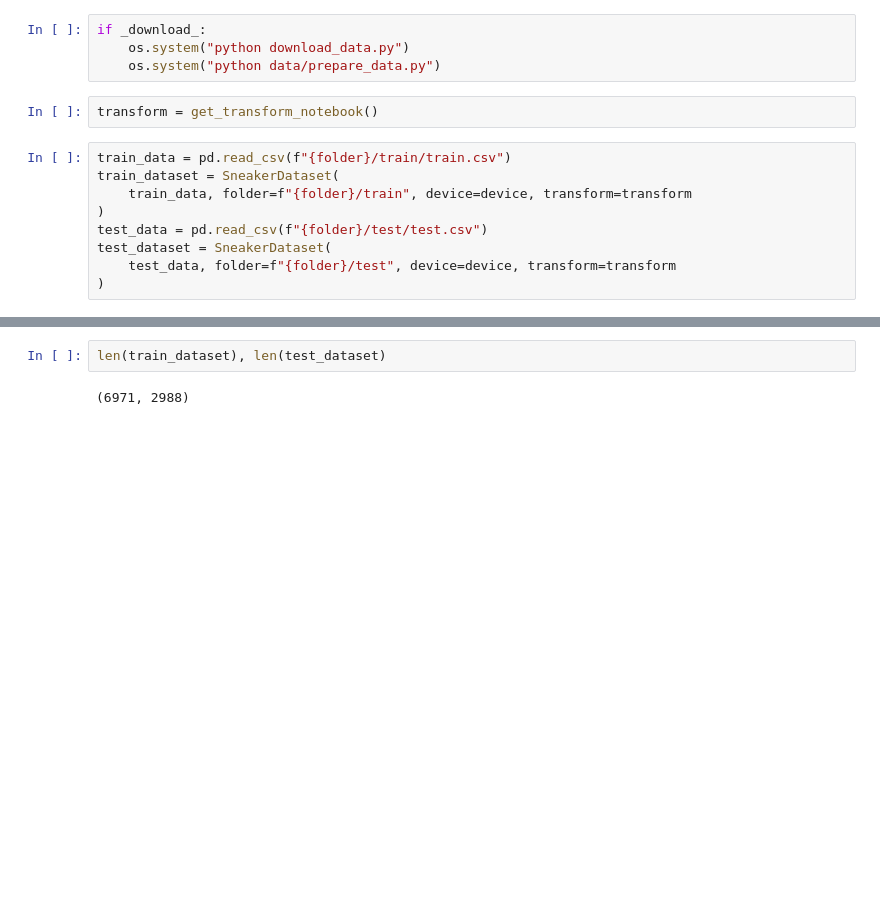
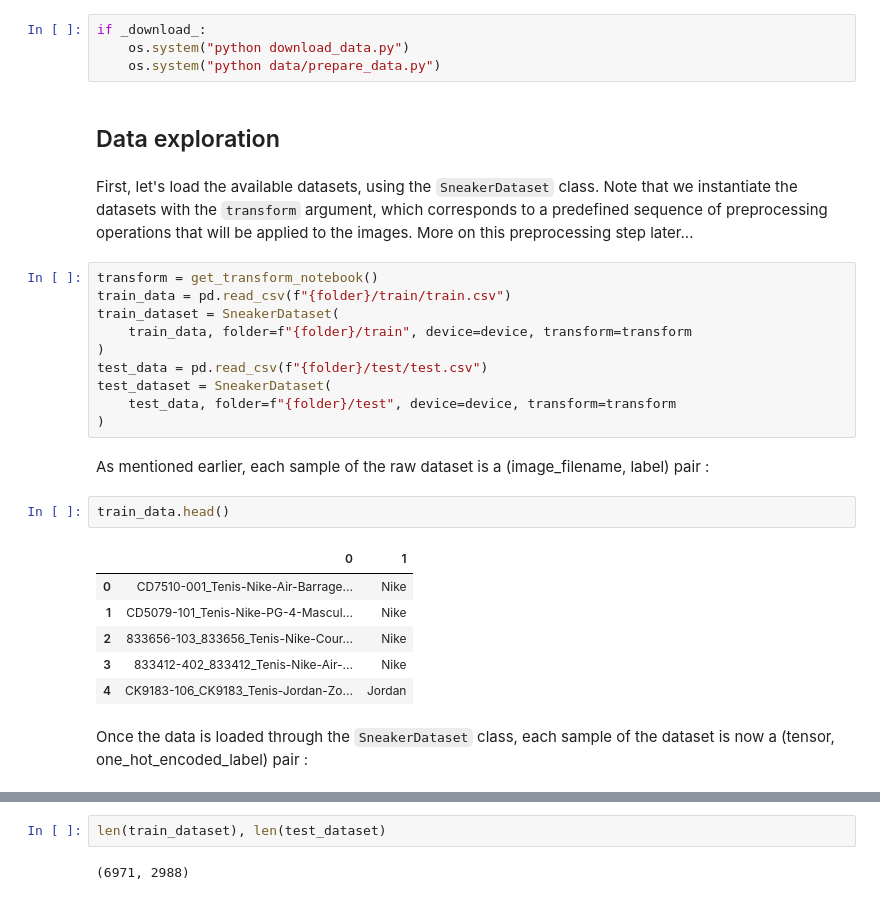
Before and after one commit to MariusAAROS/ramp-kits-cotatenis-sneakers, a Jupyter notebook: cotatenis_sneakers_starting_kit.ipynb, the cells around one changed output, grey strips where cells are left out. Drawn from its saved outputs; the diff is of its cells as text; blank space fills up the shorter version.

Commit message:
Added description and formatted the notebook

```diff
--- a/cotatenis_sneakers_starting_kit.ipynb
+++ b/cotatenis_sneakers_starting_kit.ipynb
@@ -38,9 +56,12 @@ device: cuda
 if _download_:
     os.system("python download_data.py")
     os.system("python data/prepare_data.py")
-# %%
-transform = get_transform_notebook()
+# %% [markdown]
+## Data exploration
+# %% [markdown]
+First, let's load the available datasets, using the `SneakerDataset` class. Note that we instantiate the datasets with the `transform` argument, which corresponds to a predefined sequence of preprocessing operations that will be applied to the images. More on this preprocessing step later...
 # %%
+transform = get_transform_notebook()
 train_data = pd.read_csv(f"{folder}/train/train.csv")
 train_dataset = SneakerDataset(
     train_data, folder=f"{folder}/train", device=device, transform=transform
@@ -49,6 +70,19 @@ test_data = pd.read_csv(f"{folder}/test/test.csv")
 test_dataset = SneakerDataset(
     test_data, folder=f"{folder}/test", device=device, transform=transform
 )
+# %% [markdown]
+As mentioned earlier, each sample of the raw dataset is a (image_filename, label) pair :
+# %%
+train_data.head()
+# %% [output]
+|  | 0 | 1 |
+| 0 | CD7510-001_Tenis-Nike-Air-Barrage... | Nike |
+| 1 | CD5079-101_Tenis-Nike-PG-4-Mascul... | Nike |
+| 2 | 833656-103_833656_Tenis-Nike-Cour... | Nike |
+| 3 | 833412-402_833412_Tenis-Nike-Air-... | Nike |
+| 4 | CK9183-106_CK9183_Tenis-Jordan-Zo... | Jordan |
+# %% [markdown]
+Once the data is loaded through the `SneakerDataset` class, each sample of the dataset is now a (tensor, one_hot_encoded_label) pair :
 # %%
 train_dataset[0]
 # %% [output]
```
Also changed, not shown: parts of 25 cells of this notebook.
